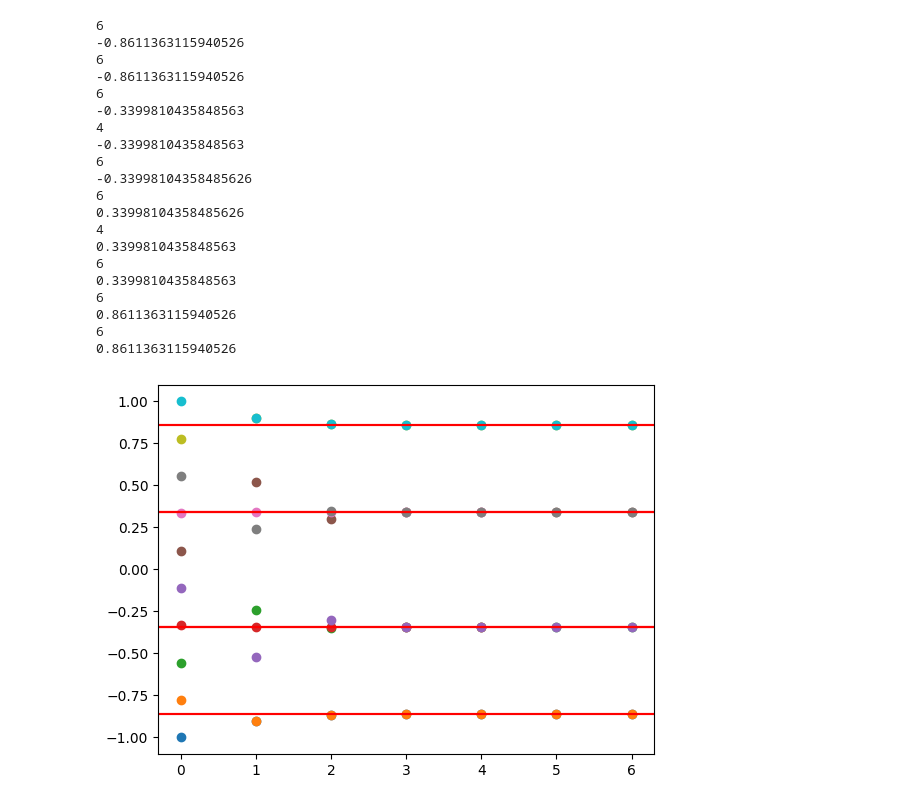
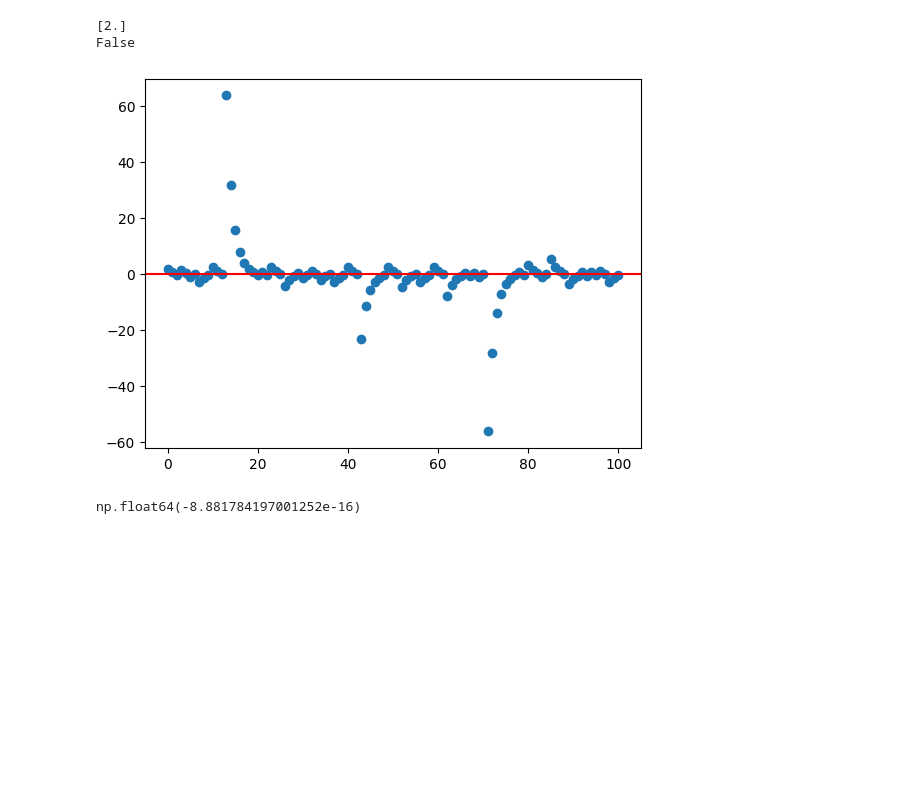
Before and after one commit to asegura4488/MetodosComputacionalesI2025, a Jupyter notebook: Semana3/NewtonRaphson.ipynb, the cells around one changed output. Drawn from its saved outputs; the diff is of its cells as text; code cells hidden in the pictures; blank space fills up the shorter version.

```diff
--- a/Semana3/NewtonRaphson.ipynb
+++ b/Semana3/NewtonRaphson.ipynb
@@ -7,11 +7,11 @@ import matplotlib.pyplot as plt
 def function(x):
 
   #return 0.5*(5*x**3 - 3*x)
-  return (35*x**4 - 30*x**2 + 3)/8
+  #return (35*x**4 - 30*x**2 + 3)/8
   #return (429*x**7 - 693*x**5 + 315*x**3 - 35*x) / 16
-  #return x**2 + 1
+  return x**2 + 1
 # %%
-x = np.linspace(-1,1,100)
+x = np.linspace(-2,2,100)
 y = function(x)
 # %%
 plt.plot(x,y)
@@ -23,7 +23,7 @@ plt.axhline(y=0,color='r',linestyle='-')
 def Derivative(f,x,h=1e-6):
   return (f(x+h)-f(x-h))/(2*h)
 # %%
-def GetNewtonMethod(f,df,xn,itmax=100,precision=1e-12):
+def GetNewtonMethod(f,df,xn,itmax=100,precision=1e-15):
 
   error = 1
   it = 0
@@ -53,31 +53,18 @@ def GetNewtonMethod(f,df,xn,itmax=100,precision=1e-12):
     print(it)
     return xn,sucesion
 # %%
-semillas = np.linspace(-1,1,10)
+semillas = np.linspace(2,1,1)
+print(semillas)
 for i in semillas:
   root,sucesion = GetNewtonMethod(function,Derivative,i)
   print(root)
   plt.scatter(np.arange(0,len(sucesion),1),sucesion)
   plt.axhline(y=root,color='r')
 # %% [output]
-6
--0.8611363115940526
-6
--0.8611363115940526
-6
--0.3399810435848563
-4
--0.3399810435848563
-6
--0.33998104358485626
-6
-0.33998104358485626
-4
-0.3399810435848563
-6
-0.3399810435848563
-6
-0.8611363115940526
-6
-0.8611363115940526
+[2.]
+False
-[figure, old version]
+[figure, new version]
+# %%
+function(root)
+# %% [output]
+np.float64(-8.881784197001252e-16)
```
Also changed, not shown: parts of 1 cell of this notebook.
